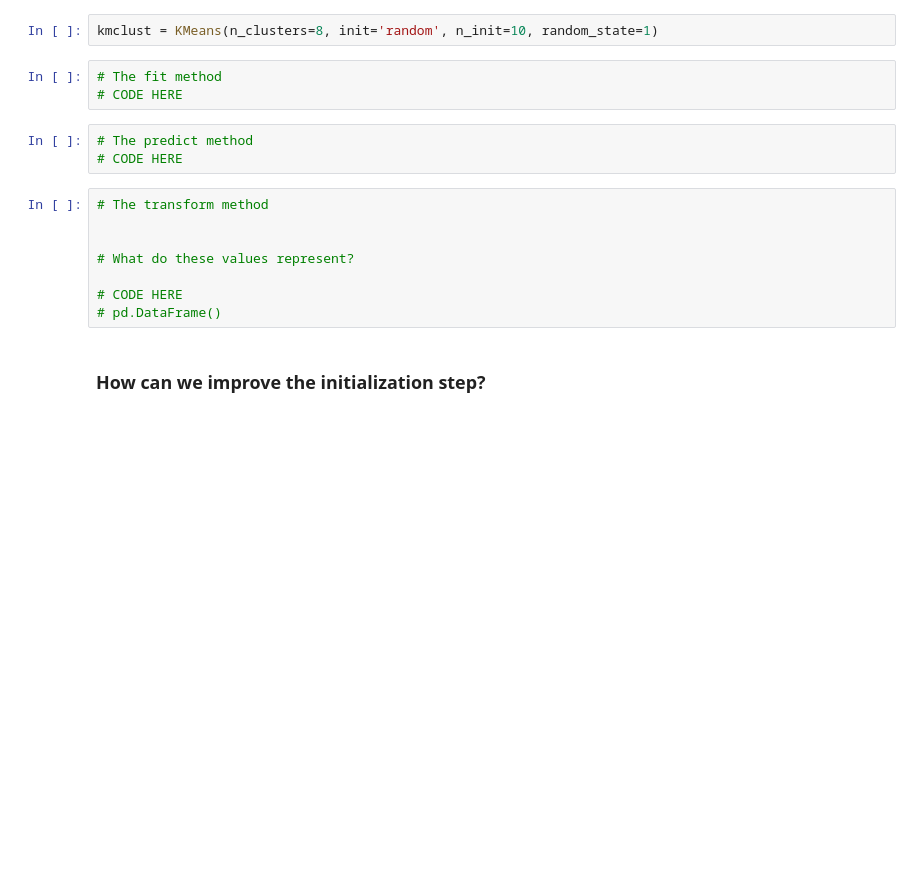
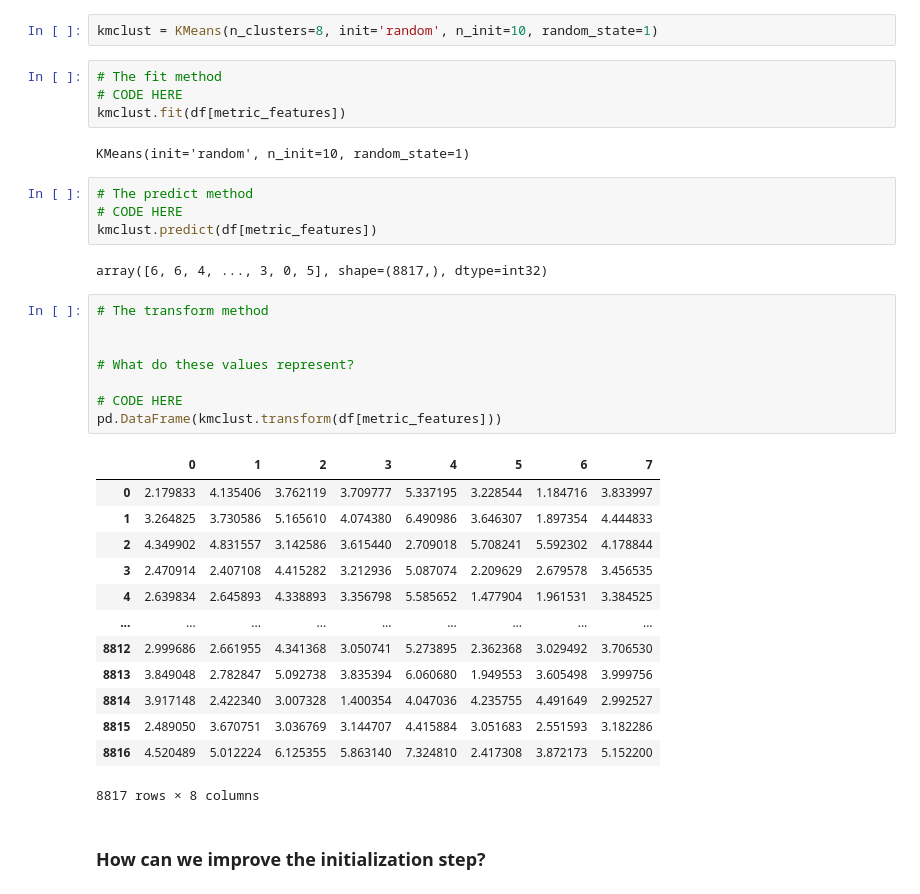
Before and after one commit to AfonsoDomingos25/Data-Mining-26-27, a Jupyter notebook: notebooks/lab09_kmeans_clustering.ipynb, the cells around one changed output. Drawn from its saved outputs; the diff is of its cells as text; blank space fills up the shorter version.

```diff
--- a/notebooks/lab09_kmeans_clustering.ipynb
+++ b/notebooks/lab09_kmeans_clustering.ipynb
@@ -73,17 +99,37 @@ kmclust = KMeans(n_clusters=8, init='random', n_init=10, random_state=1)
 # %%
 # The fit method
 # CODE HERE
+kmclust.fit(df[metric_features])
+# %% [output]
+KMeans(init='random', n_init=10, random_state=1)
 # %%
 # The predict method
 # CODE HERE
+kmclust.predict(df[metric_features])
+# %% [output]
+array([6, 6, 4, ..., 3, 0, 5], shape=(8817,), dtype=int32)
 # %%
 # The transform method
 
 
 # What do these values represent?
 
 # CODE HERE
-# pd.DataFrame()
+pd.DataFrame(kmclust.transform(df[metric_features]))
+# %% [output]
+|  | 0 | 1 | 2 | 3 | 4 | 5 | 6 | 7 |
+| 0 | 2.179833 | 4.135406 | 3.762119 | 3.709777 | 5.337195 | 3.228544 | 1.184716 | 3.833997 |
+| 1 | 3.264825 | 3.730586 | 5.165610 | 4.074380 | 6.490986 | 3.646307 | 1.897354 | 4.444833 |
+| 2 | 4.349902 | 4.831557 | 3.142586 | 3.615440 | 2.709018 | 5.708241 | 5.592302 | 4.178844 |
+| 3 | 2.470914 | 2.407108 | 4.415282 | 3.212936 | 5.087074 | 2.209629 | 2.679578 | 3.456535 |
+| 4 | 2.639834 | 2.645893 | 4.338893 | 3.356798 | 5.585652 | 1.477904 | 1.961531 | 3.384525 |
+| ... | ... | ... | ... | ... | ... | ... | ... | ... |
+| 8812 | 2.999686 | 2.661955 | 4.341368 | 3.050741 | 5.273895 | 2.362368 | 3.029492 | 3.706530 |
+| 8813 | 3.849048 | 2.782847 | 5.092738 | 3.835394 | 6.060680 | 1.949553 | 3.605498 | 3.999756 |
+| 8814 | 3.917148 | 2.422340 | 3.007328 | 1.400354 | 4.047036 | 4.235755 | 4.491649 | 2.992527 |
+| 8815 | 2.489050 | 3.670751 | 3.036769 | 3.144707 | 4.415884 | 3.051683 | 2.551593 | 3.182286 |
+| 8816 | 4.520489 | 5.012224 | 6.125355 | 5.863140 | 7.324810 | 2.417308 | 3.872173 | 5.152200 |
+8817 rows × 8 columns
 # %% [markdown]
 ### How can we improve the initialization step?
 # %%
```
Also changed, not shown: parts of 19 cells of this notebook.
